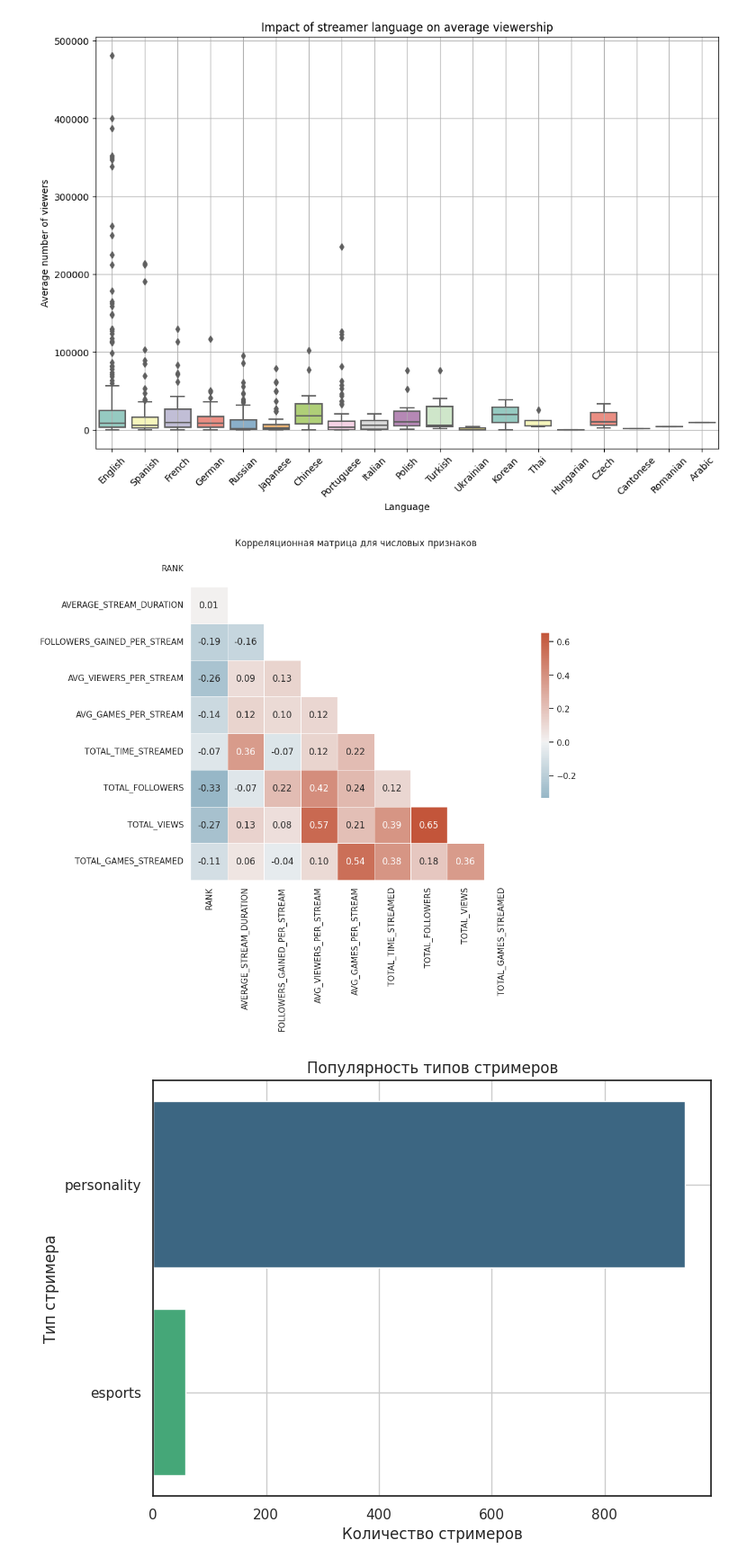
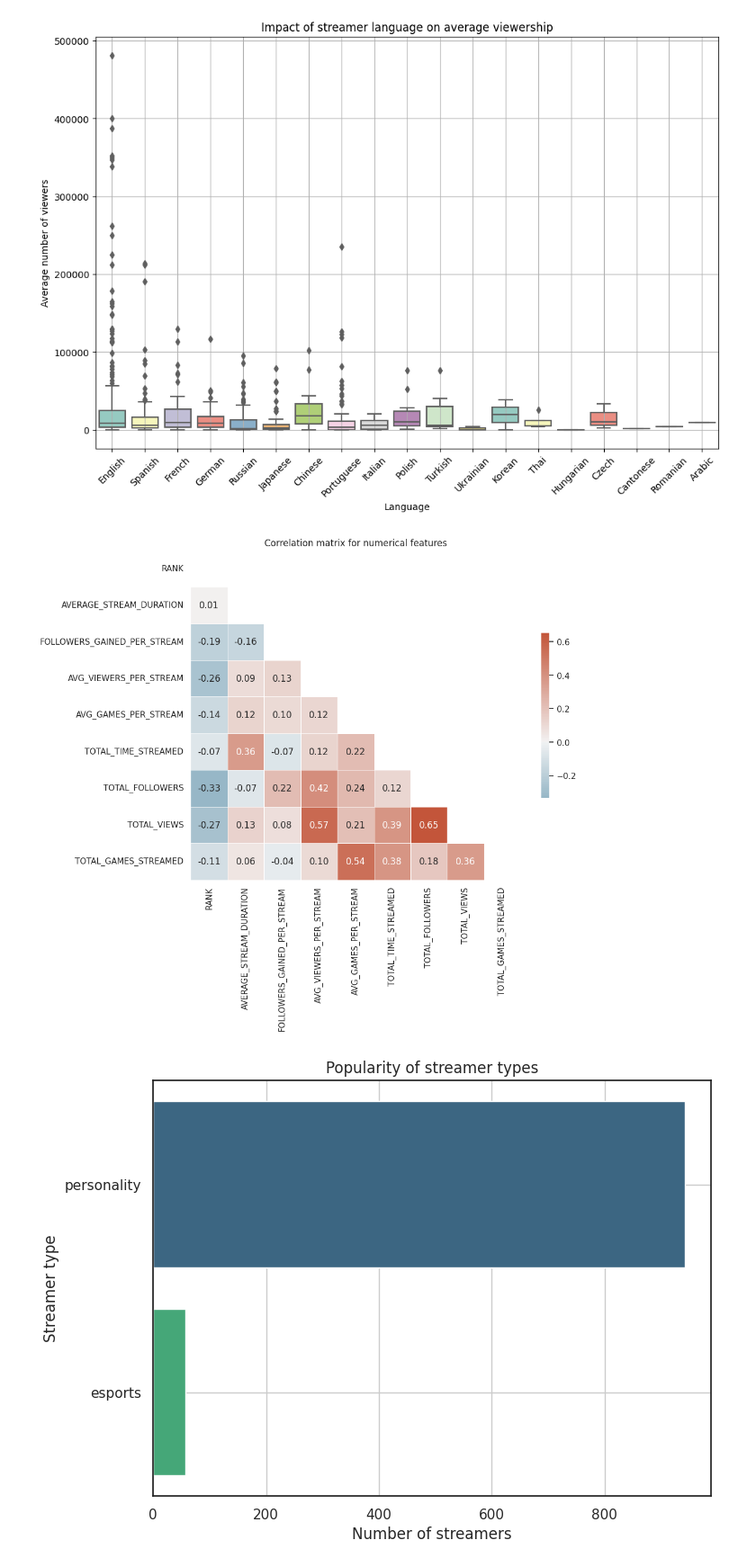
Before and after one commit to AlxBlzrv/Apache-Spark, a Jupyter notebook: Twitch_EDA.ipynb, the cells around one changed output. Shown at 90% size. Cells and saved outputs as stored; diff of their text form; code cells hidden in the pictures.

```diff
--- a/Twitch_EDA.ipynb
+++ b/Twitch_EDA.ipynb
@@ -122,24 +122,24 @@ mask = np.triu(np.ones_like(corr, dtype=bool))
 cmap = sns.diverging_palette(230, 20, as_cmap=True)
 sns.heatmap(corr, mask=mask, cmap=cmap, annot=True, fmt=".2f", center=0,
             square=True, linewidths=.5, cbar_kws={"shrink": .5})
-plt.title('Корреляционная матрица для числовых признаков')
+plt.title('Correlation matrix for numerical features')
 plt.show()
 # %% [output]
-[figure, old version]
+[figure, new version]
 # %%
 # Categorical Data Analysis
 # %%
 # Popularity of streamer types
 
 plt.figure(figsize=(8, 6))
 streamer_types = df.groupBy('TYPE').count().orderBy('count', ascending=False).toPandas()
 sns.barplot(x='count', y='TYPE', data=streamer_types, palette='viridis')
-plt.title('Популярность типов стримеров')
-plt.xlabel('Количество стримеров')
-plt.ylabel('Тип стримера')
+plt.title('Popularity of streamer types')
+plt.xlabel('Number of streamers')
+plt.ylabel('Streamer type')
 plt.grid(True)
 plt.show()
 # %% [output]
-[figure, old version]
+[figure, new version]
 # %%
 spark.stop()
```
Also changed, not shown: parts of 2 cells of this notebook.
